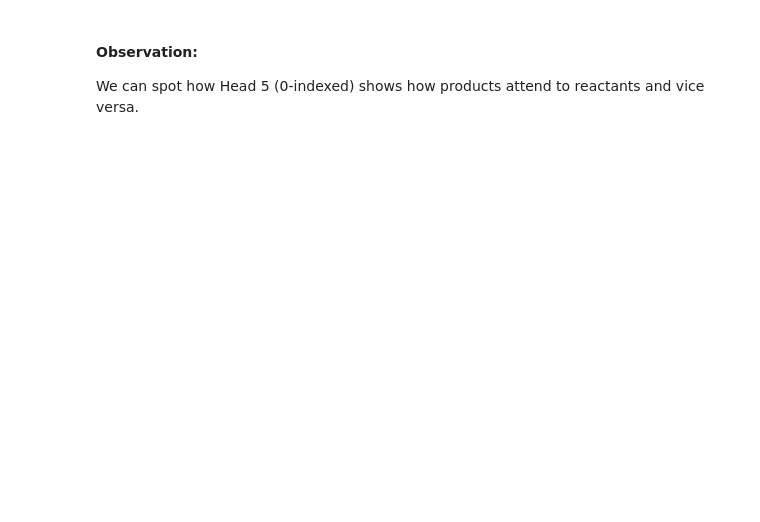
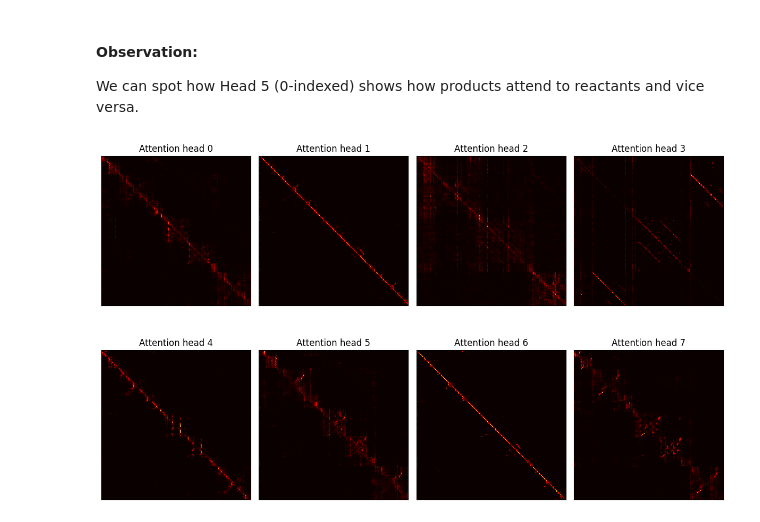
Before and after one commit to aqiq-marine/RXNMapper_v2, a Jupyter notebook: notebooks/Attention_visualisations.ipynb, the cells around one changed output. Cells and saved outputs as stored; diff of their text form; code cells hidden in the pictures; blank space fills up the shorter version.

```diff
--- a/notebooks/Attention_visualisations.ipynb
+++ b/notebooks/Attention_visualisations.ipynb
@@ -101,3 +98,31 @@ plt.show()
 #### Observation:
 
 We can spot how Head 5 (0-indexed) shows how products attend to reactants and vice versa.
+# %%
+model_path = "../trained_models/alberta_full_pretraining/checkpoint-475000"
+model = AlbertForMaskedLM.from_pretrained(
+    model_path,
+    attn_implementation="eager",
+)
+
+model.eval()
+outputs = model(
+    input_ids=input_ids,
+    attention_mask=attention_mask,
+    output_attentions=True,
+)
+
+# Adapt which layer to visualize:
+layer = 10
+
+# Fix axis to show the 8 heads:
+fig, axs = plt.subplots(2, 4, figsize=(12, 8))
+axs = axs.flatten()
+
+for i, ax in enumerate(axs):
+    plot_attn(outputs.attentions[layer][0][i], ax)
+
+plt.tight_layout()
+plt.show()
+# %% [output]
+[figure, added]
```
Also changed, not shown: parts of 3 cells of this notebook, 5 other files.
